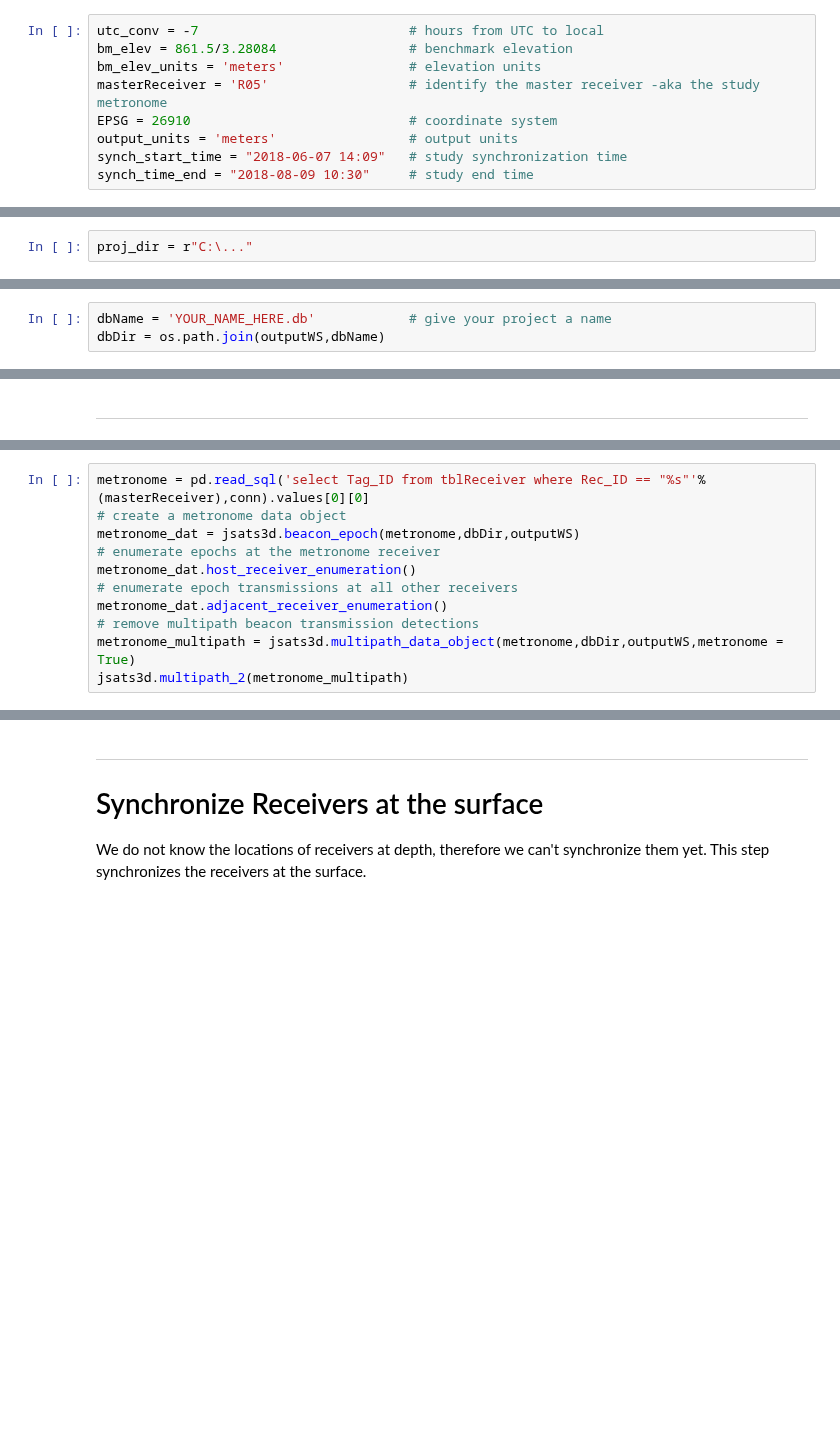
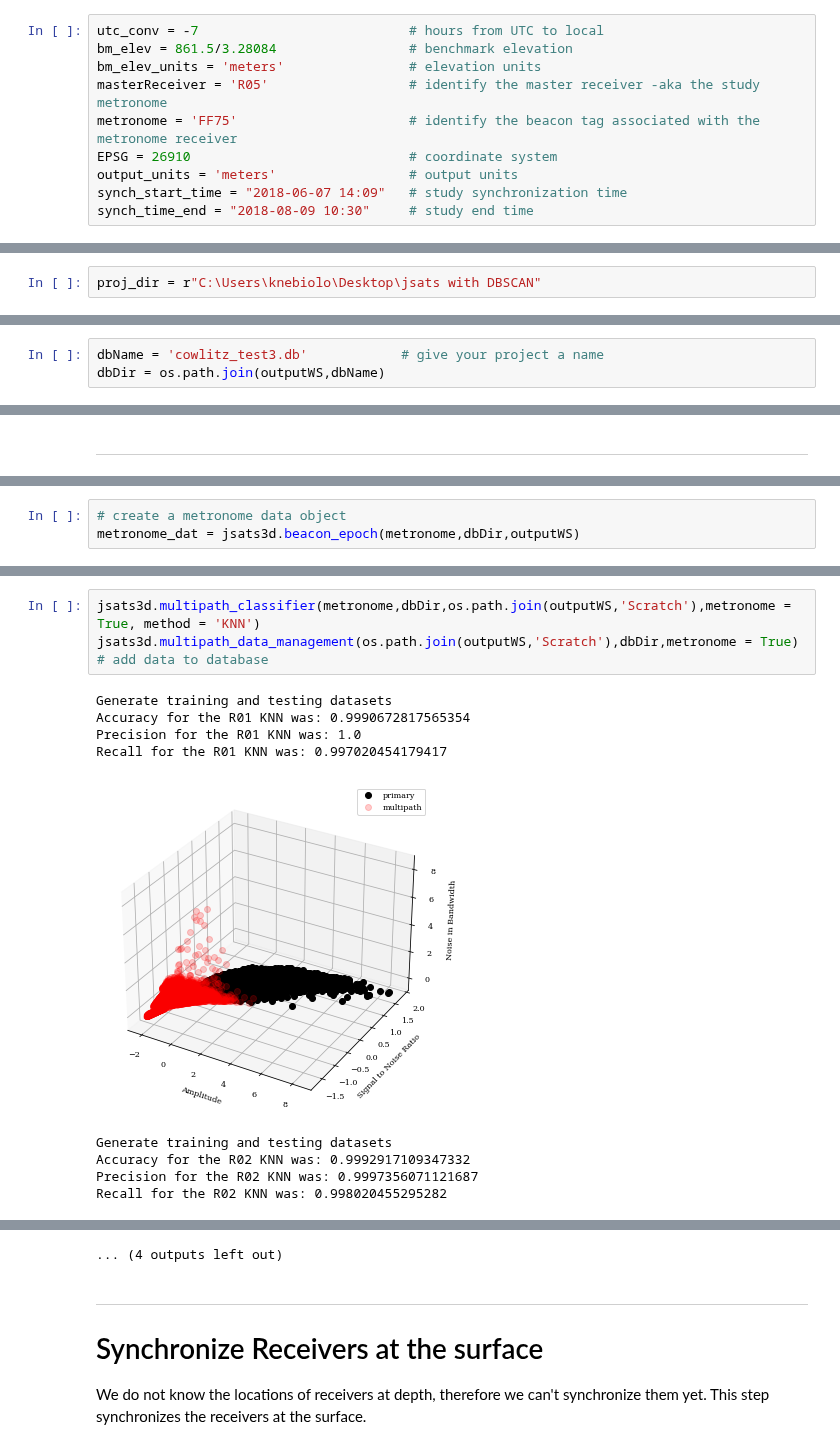
Before and after one commit to knebiolo/jsats3d, a Jupyter notebook: jsats3d_Project_Notebook.ipynb, the cells around one changed output, grey strips where cells are left out. Cells and saved outputs as stored; diff of their text form; blank space fills up the shorter version.

Commit message:
big update
incorporation of DBSCAN into clock synchronization and multipath detection, updates to project notebook, produce iterative Deng Solution that finds centroid of all solutions

```diff
--- a/jsats3d_Project_Notebook.ipynb
+++ b/jsats3d_Project_Notebook.ipynb
@@ -50,6 +51,7 @@ utc_conv = -7                           # hours from UTC to local
 bm_elev = 861.5/3.28084                 # benchmark elevation
 bm_elev_units = 'meters'                # elevation units
 masterReceiver = 'R05'                  # identify the master receiver -aka the study metronome
+metronome = 'FF75'                      # identify the beacon tag associated with the metronome receiver
 EPSG = 26910                            # coordinate system
 output_units = 'meters'                 # output units
 synch_start_time = "2018-06-07 14:09"   # study synchronization time
@@ -68,5 +70,5 @@ Before proceeding to the next step, the end user of this notebook needs to ident
 
 First, identify the project's directory:
 # %%
-proj_dir = r"C:\..."
+proj_dir = r"C:\Users\knebiolo\Desktop\jsats with DBSCAN"
 # %% [markdown]
@@ -87,7 +89,7 @@ outputWS = os.path.join(proj_dir,"Output")
 ## Create a Project Database
 the following commands will create a manufacturer agnostic project database
 # %%
-dbName = 'YOUR_NAME_HERE.db'            # give your project a name
+dbName = 'cowlitz_test3.db'            # give your project a name
 dbDir = os.path.join(outputWS,dbName)
 # %% [markdown]
 Sometimes you need to come back to the project to finish positioning.  **If you are working on a fresh kernel and want to use your saved data, do not run the next cell.**
@@ -264,13 +266,5 @@ temp_df.to_sql('tblInterpolatedTemp',con = conn, if_exists = 'replace')
 
 When you started the project, one of the parameters identifies the project's metronome.  The beacon tag attached to this receiver will serve as the temporal datum for the project.  Each beacon tag transmission is a new epoch.  Essentially, jsats3d starts counting beacon transmissions the second the metronome is synchronized with UTC.
 # %%
-metronome = pd.read_sql('select Tag_ID from tblReceiver where Rec_ID == "%s"'%(masterReceiver),conn).values[0][0]
 # create a metronome data object
 metronome_dat = jsats3d.beacon_epoch(metronome,dbDir,outputWS)
-# enumerate epochs at the metronome receiver
-metronome_dat.host_receiver_enumeration()
-# enumerate epoch transmissions at all other receivers
-metronome_dat.adjacent_receiver_enumeration()
-# remove multipath beacon transmission detections
-metronome_multipath = jsats3d.multipath_data_object(metronome,dbDir,outputWS,metronome = True)
-jsats3d.multipath_2(metronome_multipath)
@@ -276,0 +285,13 @@ jsats3d.multipath_2(metronome_multipath)
+# %%
+jsats3d.multipath_classifier(metronome,dbDir,os.path.join(outputWS,'Scratch'),metronome = True, method = 'KNN')
+jsats3d.multipath_data_management(os.path.join(outputWS,'Scratch'),dbDir,metronome = True)         # add data to database
+# %% [output]
+Generate training and testing datasets
+Accuracy for the R01 KNN was: 0.9990672817565354
+Precision for the R01 KNN was: 1.0
+Recall for the R01 KNN was: 0.997020454179417
+[figure, added]
+Generate training and testing datasets
+Accuracy for the R02 KNN was: 0.9992917109347332
+Precision for the R02 KNN was: 0.9997356071121687
+Recall for the R02 KNN was: 0.998020455295282
@@ -277,3 +319,4 @@ jsats3d.multipath_2(metronome_multipath)
+... (4 outputs left out)
 # %% [markdown]
 ---
 # Synchronize Receivers at the surface
```
Also changed, not shown: parts of 25 cells of this notebook, 6 other files.
